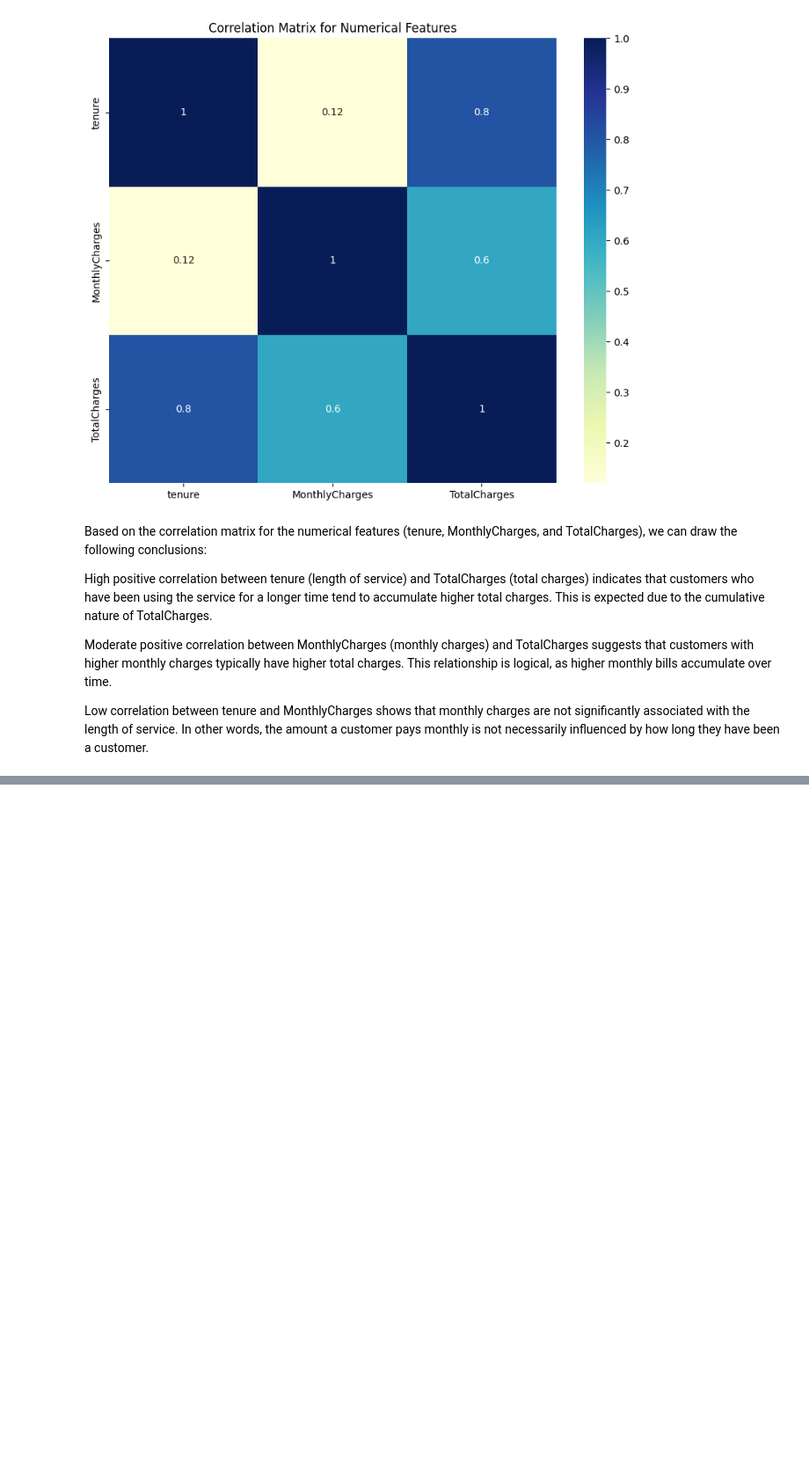
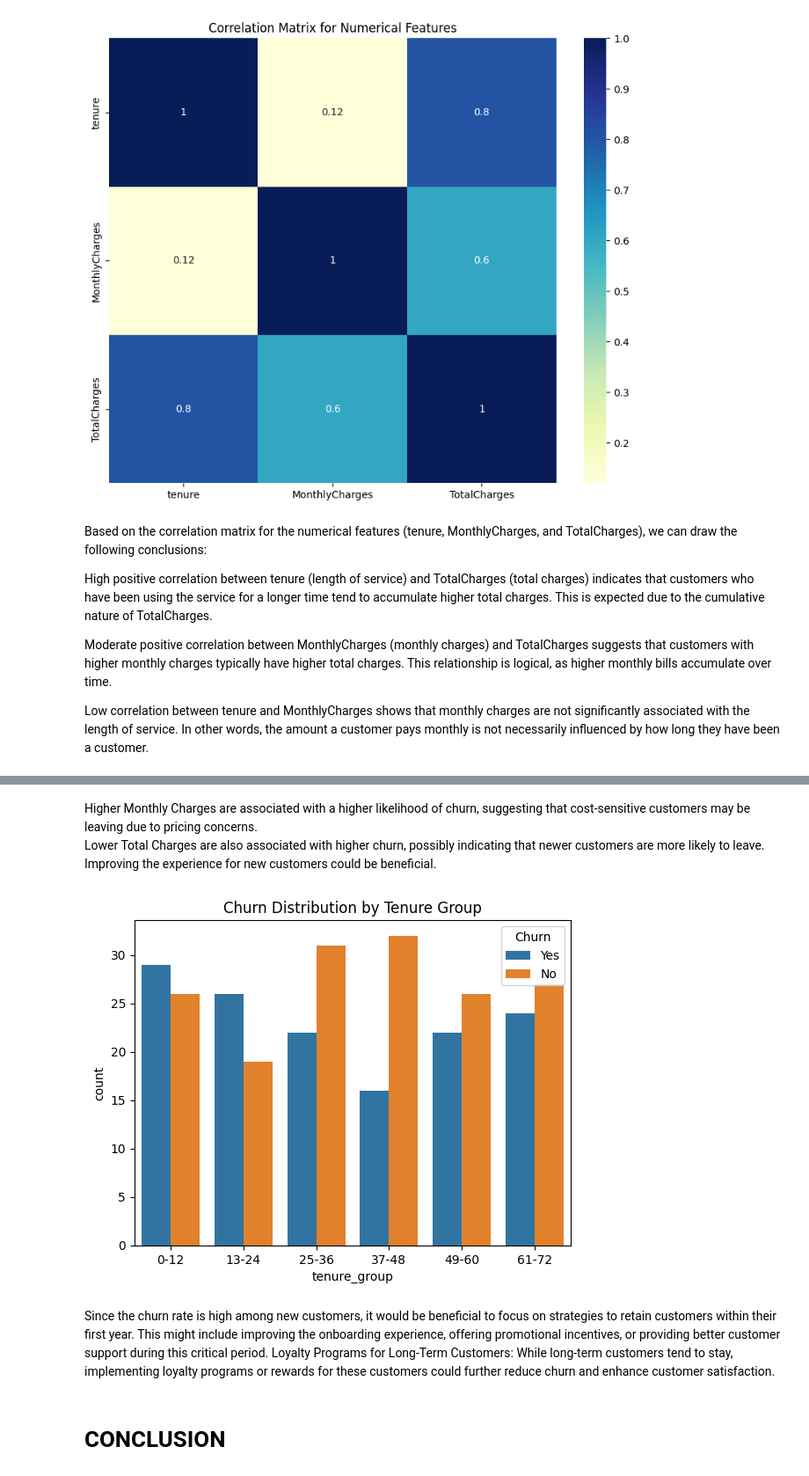
Before and after one commit to marijatech/Telecom-Churn-Analysis, a Jupyter notebook: Telecom Customer Churn Analysis.ipynb, the cells around one changed output, grey strips where cells are left out. Shown: that part at 88% size. Drawn from its saved outputs; the diff is of its cells as text; code cells hidden in the pictures; blank space fills up the shorter version.

```diff
--- a/Telecom Customer Churn Analysis.ipynb
+++ b/Telecom Customer Churn Analysis.ipynb
@@ -155,0 +171,21 @@ Low correlation between tenure and MonthlyCharges shows that monthly charges are
+# %% [markdown]
+Higher Monthly Charges are associated with a higher likelihood of churn, suggesting that cost-sensitive customers may be leaving due to pricing concerns.
+<br>Lower Total Charges are also associated with higher churn, possibly indicating that newer customers are more likely to leave.
+<br>Improving the experience for new customers could be beneficial.
+# %%
+# Categorization
+bins = [0, 12, 24, 36, 48, 60, 72]
+labels = ['0-12', '13-24', '25-36', '37-48', '49-60', '61-72']
+data['tenure_group'] = pd.cut(data['tenure'], bins=bins, labels=labels)
+
+# Visualization of churn by tenure groups
+sns.countplot(data=data, x='tenure_group', hue='Churn')
+plt.title("Churn Distribution by Tenure Group")
+plt.show()
+# %% [output]
+[figure, added]
+# %% [markdown]
+Since the churn rate is high among new customers, it would be beneficial to focus on strategies to retain customers within their first year. This might include improving the onboarding experience, offering promotional incentives, or providing better customer support during this critical period.
+Loyalty Programs for Long-Term Customers: While long-term customers tend to stay, implementing loyalty programs or rewards for these customers could further reduce churn and enhance customer satisfaction.
+# %% [markdown]
+# CONCLUSION
```
Also changed, not shown: parts of 2 cells of this notebook.
